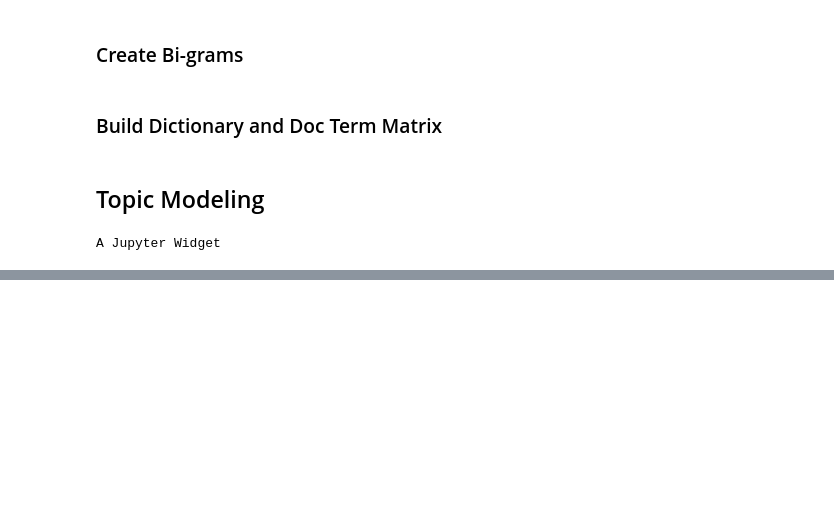
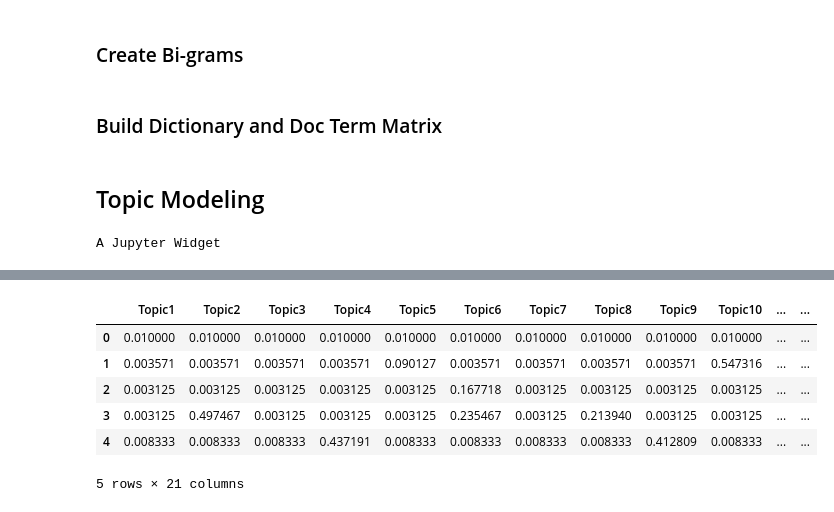
Before and after one commit to santhoshhari/Mercari-Price-Suggestion, a Jupyter notebook: topic_modeling.ipynb, the cells around one changed output, grey strips where cells are left out. Cells and saved outputs as stored; diff of their text form; code cells hidden in the pictures; blank space fills up the shorter version.

```diff
--- a/topic_modeling.ipynb
+++ b/topic_modeling.ipynb
@@ -125,0 +188,7 @@ plt.savefig('Topic coherence plot.png')
+# %%
+num_topics =20
+Lda = models.LdaMulticore
+lda= Lda(doc_term_matrix, num_topics=num_topics, id2word = dictionary,
+             passes=3, chunksize=8000, random_state=42)
+cm = CoherenceModel(model=lda, corpus=doc_term_matrix,
+                        dictionary=dictionary, coherence='u_mass')
@@ -125,0 +244,25 @@ plt.savefig('Topic coherence plot.png')
+# %%
+a = lda.show_topics(num_topics=20, formatted=False, num_words=10)
+b = lda.top_topics(doc_term_matrix, dictionary=dictionary, topn=10) # This orders the topics in the decreasing order of coherence score
+# %%
+topic2skillb = {}
+topic2csb = {}
+topic2skilla = {}
+topic2csa = {}
+num_topics =lda.num_topics
+cnt =1
+
+for ws in b:
+    wset = set(w[1] for w in ws[0])
+    topic2skillb[cnt] = wset
+    topic2csb[cnt] = ws[1]
+    cnt +=1
+
+for ws in a:
+    wset = set(w[0]for w in ws[1])
+    topic2skilla[ws[0]+1] = wset
+
+for i in range(1,num_topics+1):
+    for j in range(1,num_topics+1):
+        if topic2skilla[i].intersection(topic2skillb[j])==topic2skilla[i]:
+            topic2csa[i] = topic2csb[j]
@@ -125,0 +296,3 @@ plt.savefig('Topic coherence plot.png')
+# %%
+pd.set_option('display.max_colwidth', 200)
+finalData
@@ -125,0 +317,17 @@ plt.savefig('Topic coherence plot.png')
+# %%
+doc2topic = lda.get_document_topics(doc_term_matrix,minimum_probability=0)
+doc2topic = pd.DataFrame(list(doc2topic))
+num_topics = lda.num_topics
+doc2topic.columns = ['Topic'+str(i+1) for i in range(num_topics)]
+for i in range(len(doc2topic.columns)):
+    doc2topic.iloc[:,i]=doc2topic.iloc[:,i].apply(lambda x: x[1])
+doc2topic['Automated_topic_id'] =doc2topic.apply(lambda x: np.argmax(x),axis=1)
+doc2topic.head()
+# %% [output]
+|  | Topic1 | Topic2 | Topic3 | Topic4 | Topic5 | Topic6 | Topic7 | Topic8 | Topic9 | Topic10 | ... | ... |
+| 0 | 0.010000 | 0.010000 | 0.010000 | 0.010000 | 0.010000 | 0.010000 | 0.010000 | 0.010000 | 0.010000 | 0.010000 | ... | ... |
+| 1 | 0.003571 | 0.003571 | 0.003571 | 0.003571 | 0.090127 | 0.003571 | 0.003571 | 0.003571 | 0.003571 | 0.547316 | ... | ... |
+| 2 | 0.003125 | 0.003125 | 0.003125 | 0.003125 | 0.003125 | 0.167718 | 0.003125 | 0.003125 | 0.003125 | 0.003125 | ... | ... |
+| 3 | 0.003125 | 0.497467 | 0.003125 | 0.003125 | 0.003125 | 0.235467 | 0.003125 | 0.213940 | 0.003125 | 0.003125 | ... | ... |
+| 4 | 0.008333 | 0.008333 | 0.008333 | 0.437191 | 0.008333 | 0.008333 | 0.008333 | 0.008333 | 0.412809 | 0.008333 | ... | ... |
+5 rows × 21 columns
```
Also changed, not shown: parts of 25 cells of this notebook.
